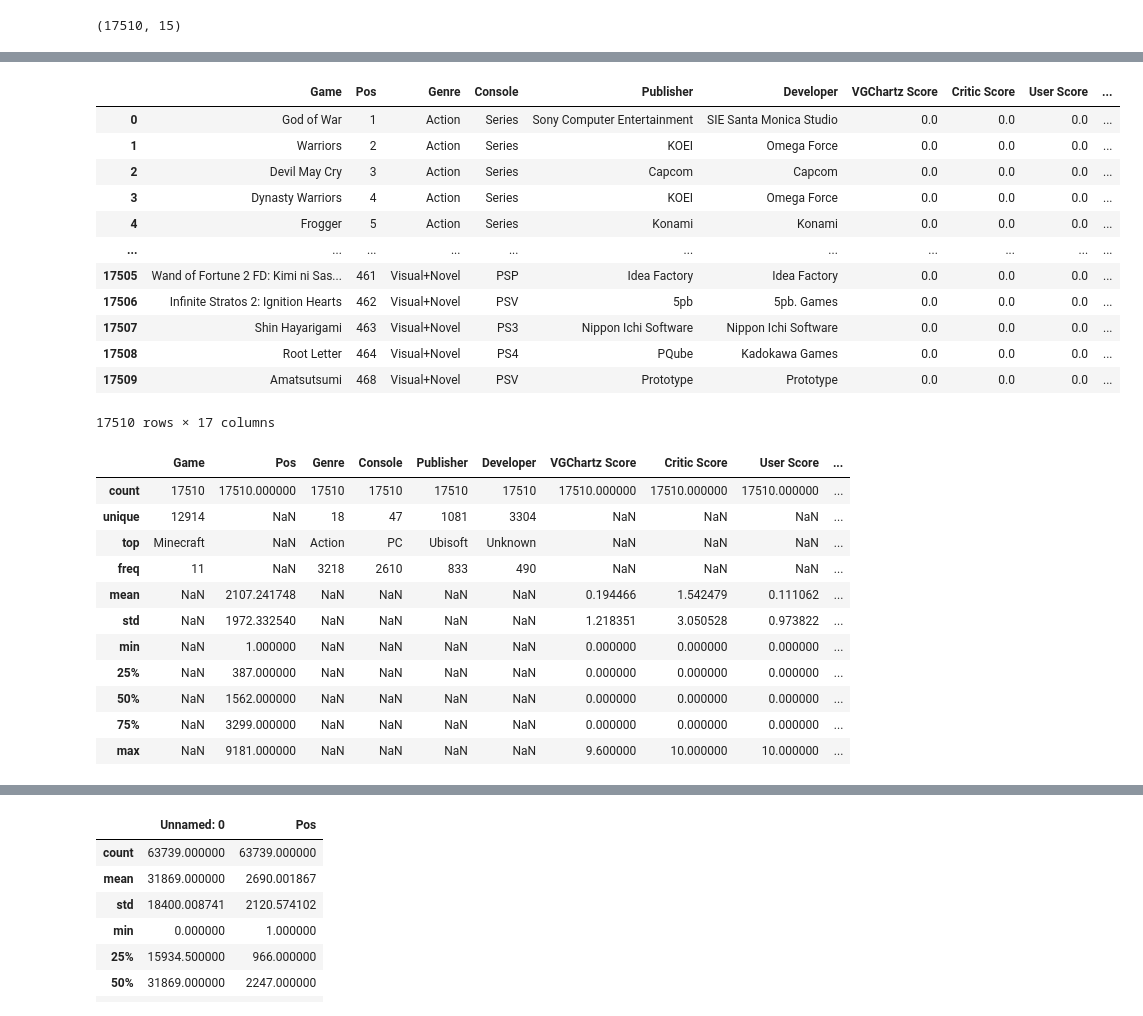
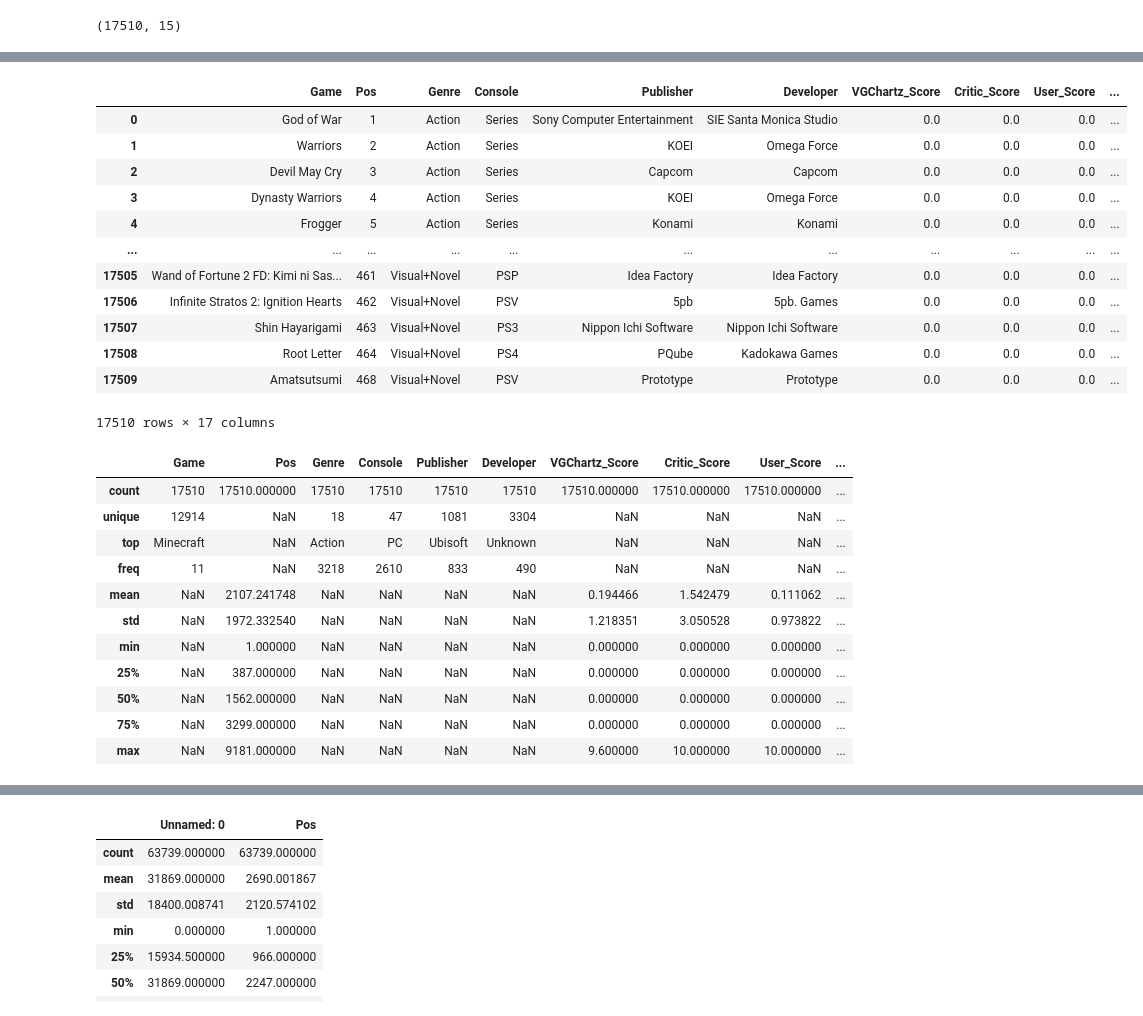
Before and after one commit to EdenBenMeshi/PredictHitGames, a Jupyter notebook: Editing Data.ipynb, the cells around one changed output, grey strips where cells are left out. Cells and saved outputs as stored; diff of their text form; code cells hidden in the pictures.

```diff
--- a/Editing Data.ipynb
+++ b/Editing Data.ipynb
@@ -142,3 +137,4 @@ new_df['PAL Sales'] = new_df.apply(lambda row: func(row['PAL Sales']),axis=1)
 new_df['Japan Sales'] = new_df.apply(lambda row: func(row['Japan Sales']),axis=1)
 new_df['Other_Sales'] = new_df.apply(lambda row: func(row['Other_Sales']),axis=1)
 new_df['Total_Sales'] = new_df.apply(lambda row: func(row['Total_Sales']),axis=1)
+new_df = new_df.rename(columns = {'NA Sales' : 'NA_Sales','PAL Sales' : 'PAL_Sales','Japan Sales': 'Japan_Sales','User Score':'User_Score','Critic Score' :'Critic_Score' ,'VGChartz Score':'VGChartz_Score' })
@@ -180,9 +192,8 @@ def hit_games(sales):
 new_df['Hit_Games'] = new_df.apply(lambda row: hit_games(row['Total_Sales']),axis=1)
 # %%
 new_df
-test
 # %% [output]
-|  | Game | Pos | Genre | Console | Publisher | Developer | VGChartz Score | Critic Score | User Score | ... |
+|  | Game | Pos | Genre | Console | Publisher | Developer | VGChartz_Score | Critic_Score | User_Score | ... |
 | 0 | God of War | 1 | Action | Series | Sony Computer Entertainment | SIE Santa Monica Studio | 0.0 | 0.0 | 0.0 | ... |
 | 1 | Warriors | 2 | Action | Series | KOEI | Omega Force | 0.0 | 0.0 | 0.0 | ... |
 | 2 | Devil May Cry | 3 | Action | Series | Capcom | Capcom | 0.0 | 0.0 | 0.0 | ... |
@@ -199,7 +210,7 @@ test
 #check if we have outliers in sales
 new_df.describe(include = "all")
 # %% [output]
-|  | Game | Pos | Genre | Console | Publisher | Developer | VGChartz Score | Critic Score | User Score | ... |
+|  | Game | Pos | Genre | Console | Publisher | Developer | VGChartz_Score | Critic_Score | User_Score | ... |
 | count | 17510 | 17510.000000 | 17510 | 17510 | 17510 | 17510 | 17510.000000 | 17510.000000 | 17510.000000 | ... |
 | unique | 12914 | NaN | 18 | 47 | 1081 | 3304 | NaN | NaN | NaN | ... |
 | top | Minecraft | NaN | Action | PC | Ubisoft | Unknown | NaN | NaN | NaN | ... |
```
Also changed, not shown: parts of 29 cells of this notebook.
